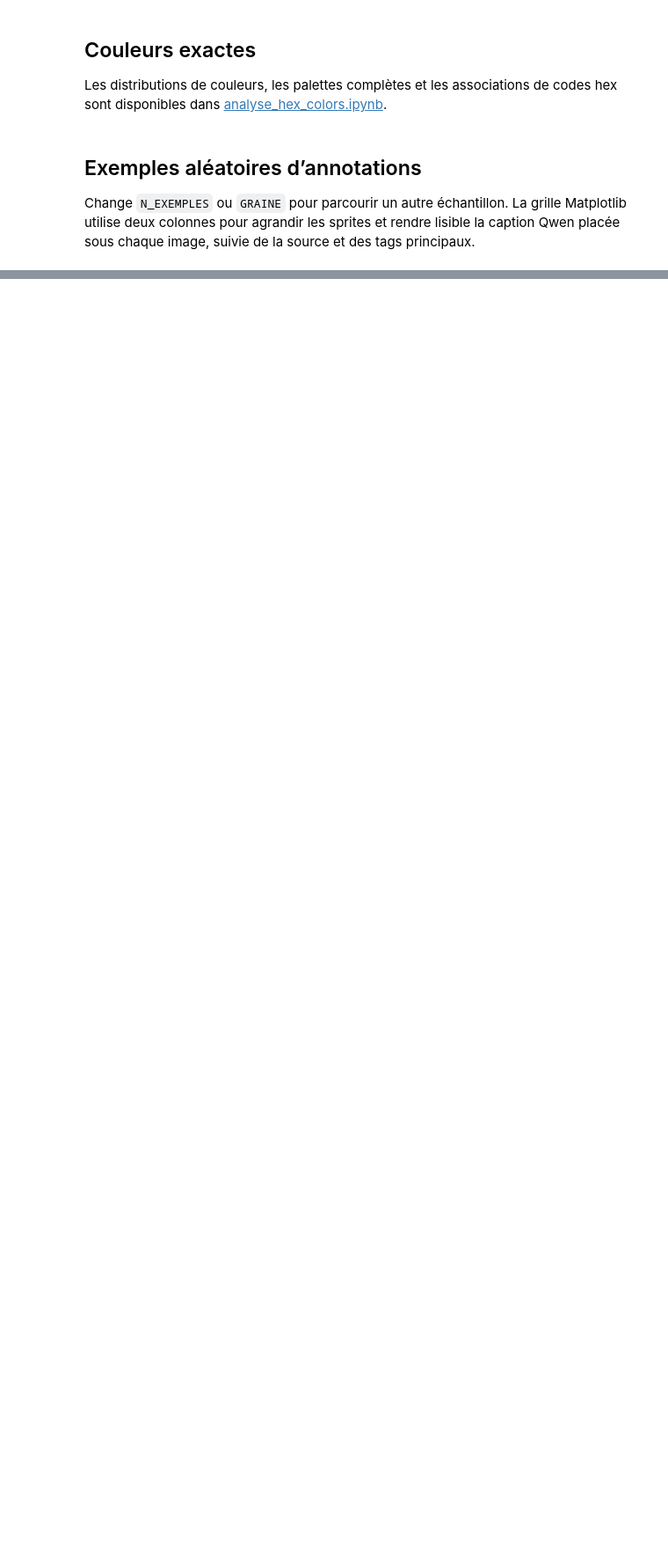
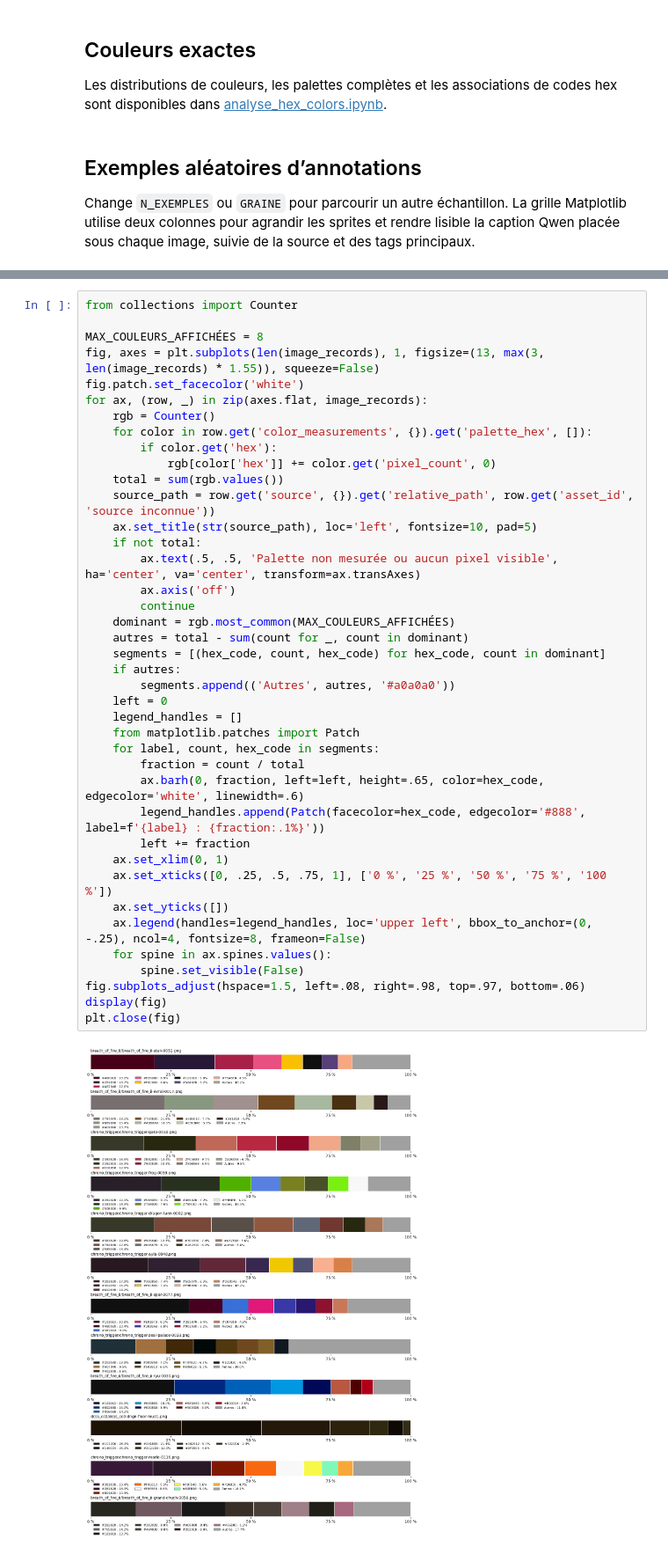
Before and after one commit to EthanCarollo/iris-pixelart, a Jupyter notebook: notebook/dataset/analysis/analyse_dataset.ipynb, the cells around one changed output, grey strips where cells are left out. Shown at 88% size. Drawn from its saved outputs; the diff is of its cells as text; blank space fills up the shorter version.

Commit message:
feat(dataset): show color distribution for sample images

```diff
--- a/notebook/dataset/analysis/analyse_dataset.ipynb
+++ b/notebook/dataset/analysis/analyse_dataset.ipynb
@@ -325,0 +330,42 @@ plt.close(fig)
+# %%
+from collections import Counter
+
+MAX_COULEURS_AFFICHÉES = 8
+fig, axes = plt.subplots(len(image_records), 1, figsize=(13, max(3, len(image_records) * 1.55)), squeeze=False)
+fig.patch.set_facecolor('white')
+for ax, (row, _) in zip(axes.flat, image_records):
+    rgb = Counter()
+    for color in row.get('color_measurements', {}).get('palette_hex', []):
+        if color.get('hex'):
+            rgb[color['hex']] += color.get('pixel_count', 0)
+    total = sum(rgb.values())
+    source_path = row.get('source', {}).get('relative_path', row.get('asset_id', 'source inconnue'))
+    ax.set_title(str(source_path), loc='left', fontsize=10, pad=5)
+    if not total:
+        ax.text(.5, .5, 'Palette non mesurée ou aucun pixel visible', ha='center', va='center', transform=ax.transAxes)
+        ax.axis('off')
+        continue
+    dominant = rgb.most_common(MAX_COULEURS_AFFICHÉES)
+    autres = total - sum(count for _, count in dominant)
+    segments = [(hex_code, count, hex_code) for hex_code, count in dominant]
+    if autres:
+        segments.append(('Autres', autres, '#a0a0a0'))
+    left = 0
+    legend_handles = []
+    from matplotlib.patches import Patch
+    for label, count, hex_code in segments:
+        fraction = count / total
+        ax.barh(0, fraction, left=left, height=.65, color=hex_code, edgecolor='white', linewidth=.6)
+        legend_handles.append(Patch(facecolor=hex_code, edgecolor='#888', label=f'{label} : {fraction:.1%}'))
+        left += fraction
+    ax.set_xlim(0, 1)
+    ax.set_xticks([0, .25, .5, .75, 1], ['0 %', '25 %', '50 %', '75 %', '100 %'])
+    ax.set_yticks([])
+    ax.legend(handles=legend_handles, loc='upper left', bbox_to_anchor=(0, -.25), ncol=4, fontsize=8, frameon=False)
+    for spine in ax.spines.values():
+        spine.set_visible(False)
+fig.subplots_adjust(hspace=1.5, left=.08, right=.98, top=.97, bottom=.06)
+display(fig)
+plt.close(fig)
+# %% [output]
+[figure, added]
```
Also changed, not shown: parts of 1 cell of this notebook.
